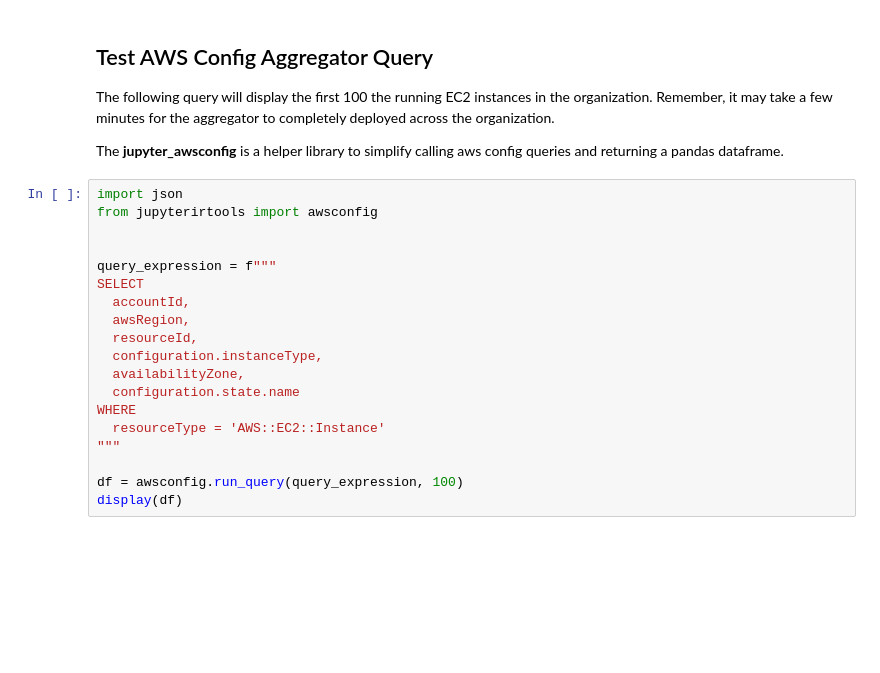
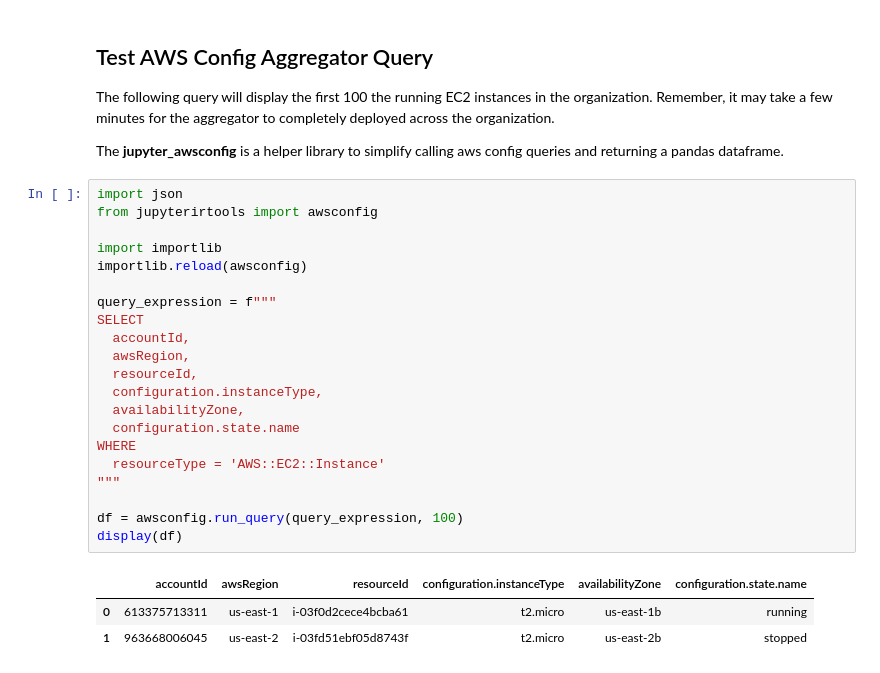
Before and after one commit to mikejgillespie/aws-incident-response-playbooks, a Jupyter notebook: jupyter/configure-aws-organization.ipynb, the cells around one changed output. Cells and saved outputs as stored; diff of their text form; blank space fills up the shorter version.

```diff
--- a/jupyter/configure-aws-organization.ipynb
+++ b/jupyter/configure-aws-organization.ipynb
@@ -364,19 +468,25 @@ The **jupyter_awsconfig** is a helper library to simplify calling aws config que
 # %%
 import json
 from jupyterirtools import awsconfig
 
+import importlib
+importlib.reload(awsconfig)
 
 query_expression = f"""
 SELECT
   accountId,
   awsRegion,
   resourceId,
   configuration.instanceType,
   availabilityZone,
   configuration.state.name
 WHERE
   resourceType = 'AWS::EC2::Instance'
 """
 
 df = awsconfig.run_query(query_expression, 100)
 display(df)
+# %% [output]
+|  | accountId | awsRegion | resourceId | configuration.instanceType | availabilityZone | configuration.state.name |
+| 0 | 613375713311 | us-east-1 | i-03f0d2cece4bcba61 | t2.micro | us-east-1b | running |
+| 1 | 963668006045 | us-east-2 | i-03fd51ebf05d8743f | t2.micro | us-east-2b | stopped |
```
Also changed, not shown: parts of 18 cells of this notebook, 6 other files.
